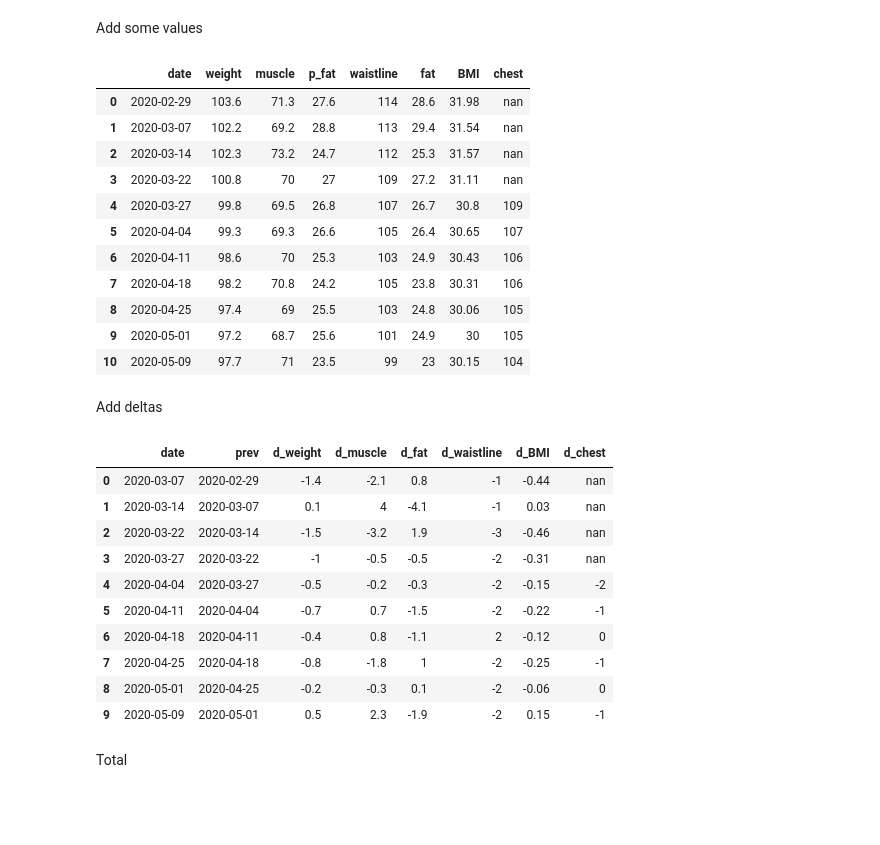
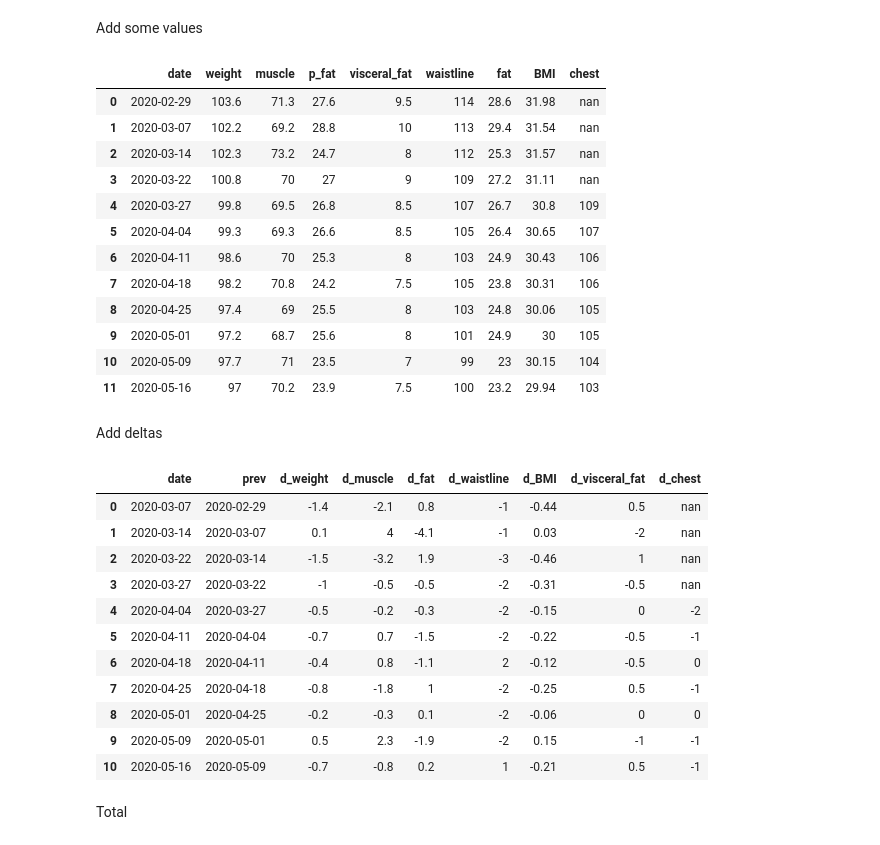
Before and after one commit to ivanross/my-notebook, a Jupyter notebook: Tanita.ipynb, the cells around one changed output. Drawn from its saved outputs; the diff is of its cells as text; code cells hidden in the pictures; blank space fills up the shorter version.

```diff
--- a/Tanita.ipynb
+++ b/Tanita.ipynb
@@ -11,17 +11,18 @@ replace = lambda targ, newval: lambda arr: [newval if d == targ else d for d in
 # %%
 height = 1.80
 data = [
-    {"date": "2020-02-29", "weight": 103.6, "muscle": 71.3, "p_fat": 27.6, "waistline": 114 },
-    {"date": "2020-03-07", "weight": 102.2, "muscle": 69.2, "p_fat": 28.8, "waistline": 113 },
-    {"date": "2020-03-14", "weight": 102.3, "muscle": 73.2, "p_fat": 24.7, "waistline": 112 },
-    {"date": "2020-03-22", "weight": 100.8, "muscle": 70.0, "p_fat": 27.0, "waistline": 109 },
-    {"date": "2020-03-27", "weight":  99.8, "muscle": 69.5, "p_fat": 26.8, "waistline": 107, "chest": 109 },
-    {"date": "2020-04-04", "weight":  99.3, "muscle": 69.3, "p_fat": 26.6, "waistline": 105, "chest": 107 },
-    {"date": "2020-04-11", "weight":  98.6, "muscle": 70.0, "p_fat": 25.3, "waistline": 103, "chest": 106 },
-    {"date": "2020-04-18", "weight":  98.2, "muscle": 70.8, "p_fat": 24.2, "waistline": 105, "chest": 106 },
-    {"date": "2020-04-25", "weight":  97.4, "muscle": 69.0, "p_fat": 25.5, "waistline": 103, "chest": 105 },
-    {"date": "2020-05-01", "weight":  97.2, "muscle": 68.7, "p_fat": 25.6, "waistline": 101, "chest": 105 },
-    {"date": "2020-05-09", "weight":  97.7, "muscle": 71.0, "p_fat": 23.5, "waistline":  99, "chest": 104 },
+    {"date": "2020-02-29", "weight": 103.6, "muscle": 71.3, "p_fat": 27.6, "visceral_fat": 9.5, "waistline": 114 },
+    {"date": "2020-03-07", "weight": 102.2, "muscle": 69.2, "p_fat": 28.8, "visceral_fat": 10 , "waistline": 113 },
+    {"date": "2020-03-14", "weight": 102.3, "muscle": 73.2, "p_fat": 24.7, "visceral_fat": 8  , "waistline": 112 },
+    {"date": "2020-03-22", "weight": 100.8, "muscle": 70.0, "p_fat": 27.0, "visceral_fat": 9  , "waistline": 109 },
+    {"date": "2020-03-27", "weight":  99.8, "muscle": 69.5, "p_fat": 26.8, "visceral_fat": 8.5, "waistline": 107, "chest": 109 },
+    {"date": "2020-04-04", "weight":  99.3, "muscle": 69.3, "p_fat": 26.6, "visceral_fat": 8.5, "waistline": 105, "chest": 107 },
+    {"date": "2020-04-11", "weight":  98.6, "muscle": 70.0, "p_fat": 25.3, "visceral_fat": 8  , "waistline": 103, "chest": 106 },
+    {"date": "2020-04-18", "weight":  98.2, "muscle": 70.8, "p_fat": 24.2, "visceral_fat": 7.5, "waistline": 105, "chest": 106 },
+    {"date": "2020-04-25", "weight":  97.4, "muscle": 69.0, "p_fat": 25.5, "visceral_fat": 8  , "waistline": 103, "chest": 105 },
+    {"date": "2020-05-01", "weight":  97.2, "muscle": 68.7, "p_fat": 25.6, "visceral_fat": 8  , "waistline": 101, "chest": 105 },
+    {"date": "2020-05-09", "weight":  97.7, "muscle": 71.0, "p_fat": 23.5, "visceral_fat": 7  , "waistline":  99, "chest": 104 },
+    {"date": "2020-05-16", "weight":  97.0, "muscle": 70.2, "p_fat": 23.9, "visceral_fat": 7.5, "waistline": 100, "chest": 103 },
 ]
 # %% [markdown]
 ## Some computations
@@ -35,50 +36,52 @@ for d in data:
 
 table(data)
 # %% [output]
-|  | date | weight | muscle | p_fat | waistline | fat | BMI | chest |
-| 0 | 2020-02-29 | 103.6 | 71.3 | 27.6 | 114 | 28.6 | 31.98 | nan |
-| 1 | 2020-03-07 | 102.2 | 69.2 | 28.8 | 113 | 29.4 | 31.54 | nan |
-| 2 | 2020-03-14 | 102.3 | 73.2 | 24.7 | 112 | 25.3 | 31.57 | nan |
-| 3 | 2020-03-22 | 100.8 | 70 | 27 | 109 | 27.2 | 31.11 | nan |
-| 4 | 2020-03-27 | 99.8 | 69.5 | 26.8 | 107 | 26.7 | 30.8 | 109 |
-| 5 | 2020-04-04 | 99.3 | 69.3 | 26.6 | 105 | 26.4 | 30.65 | 107 |
-| 6 | 2020-04-11 | 98.6 | 70 | 25.3 | 103 | 24.9 | 30.43 | 106 |
-| 7 | 2020-04-18 | 98.2 | 70.8 | 24.2 | 105 | 23.8 | 30.31 | 106 |
-| 8 | 2020-04-25 | 97.4 | 69 | 25.5 | 103 | 24.8 | 30.06 | 105 |
-| 9 | 2020-05-01 | 97.2 | 68.7 | 25.6 | 101 | 24.9 | 30 | 105 |
-| 10 | 2020-05-09 | 97.7 | 71 | 23.5 | 99 | 23 | 30.15 | 104 |
+|  | date | weight | muscle | p_fat | visceral_fat | waistline | fat | BMI | chest |
+| 0 | 2020-02-29 | 103.6 | 71.3 | 27.6 | 9.5 | 114 | 28.6 | 31.98 | nan |
+| 1 | 2020-03-07 | 102.2 | 69.2 | 28.8 | 10 | 113 | 29.4 | 31.54 | nan |
+| 2 | 2020-03-14 | 102.3 | 73.2 | 24.7 | 8 | 112 | 25.3 | 31.57 | nan |
+| 3 | 2020-03-22 | 100.8 | 70 | 27 | 9 | 109 | 27.2 | 31.11 | nan |
+| 4 | 2020-03-27 | 99.8 | 69.5 | 26.8 | 8.5 | 107 | 26.7 | 30.8 | 109 |
+| 5 | 2020-04-04 | 99.3 | 69.3 | 26.6 | 8.5 | 105 | 26.4 | 30.65 | 107 |
+| 6 | 2020-04-11 | 98.6 | 70 | 25.3 | 8 | 103 | 24.9 | 30.43 | 106 |
+| 7 | 2020-04-18 | 98.2 | 70.8 | 24.2 | 7.5 | 105 | 23.8 | 30.31 | 106 |
+| 8 | 2020-04-25 | 97.4 | 69 | 25.5 | 8 | 103 | 24.8 | 30.06 | 105 |
+| 9 | 2020-05-01 | 97.2 | 68.7 | 25.6 | 8 | 101 | 24.9 | 30 | 105 |
+| 10 | 2020-05-09 | 97.7 | 71 | 23.5 | 7 | 99 | 23 | 30.15 | 104 |
+| 11 | 2020-05-16 | 97 | 70.2 | 23.9 | 7.5 | 100 | 23.2 | 29.94 | 103 |
 # %% [markdown]
 Add deltas
 # %%
 def computeDeltas(_data):
     _deltas = []
     for (prev,curr) in pairwise(_data):
         dd = {
             "date": curr["date"],
             "prev": prev["date"]
         }
 
-        for k in ["weight", "muscle", "fat", "waistline","BMI", "chest"]:
+        for k in ["weight", "muscle", "fat", "waistline","BMI", "chest", "visceral_fat"]:
             if k in curr.keys() and k in prev.keys():
                 dd["d_"+k] = round(curr[k] - prev[k],2)
 
         _deltas.append(dd)
     return _deltas
 
 deltas = computeDeltas(data)
 pd.DataFrame(deltas).style
 # %% [output]
-|  | date | prev | d_weight | d_muscle | d_fat | d_waistline | d_BMI | d_chest |
-| 0 | 2020-03-07 | 2020-02-29 | -1.4 | -2.1 | 0.8 | -1 | -0.44 | nan |
-| 1 | 2020-03-14 | 2020-03-07 | 0.1 | 4 | -4.1 | -1 | 0.03 | nan |
-| 2 | 2020-03-22 | 2020-03-14 | -1.5 | -3.2 | 1.9 | -3 | -0.46 | nan |
-| 3 | 2020-03-27 | 2020-03-22 | -1 | -0.5 | -0.5 | -2 | -0.31 | nan |
-| 4 | 2020-04-04 | 2020-03-27 | -0.5 | -0.2 | -0.3 | -2 | -0.15 | -2 |
-| 5 | 2020-04-11 | 2020-04-04 | -0.7 | 0.7 | -1.5 | -2 | -0.22 | -1 |
-| 6 | 2020-04-18 | 2020-04-11 | -0.4 | 0.8 | -1.1 | 2 | -0.12 | 0 |
-| 7 | 2020-04-25 | 2020-04-18 | -0.8 | -1.8 | 1 | -2 | -0.25 | -1 |
-| 8 | 2020-05-01 | 2020-04-25 | -0.2 | -0.3 | 0.1 | -2 | -0.06 | 0 |
-| 9 | 2020-05-09 | 2020-05-01 | 0.5 | 2.3 | -1.9 | -2 | 0.15 | -1 |
+|  | date | prev | d_weight | d_muscle | d_fat | d_waistline | d_BMI | d_visceral_fat | d_chest |
+| 0 | 2020-03-07 | 2020-02-29 | -1.4 | -2.1 | 0.8 | -1 | -0.44 | 0.5 | nan |
+| 1 | 2020-03-14 | 2020-03-07 | 0.1 | 4 | -4.1 | -1 | 0.03 | -2 | nan |
+| 2 | 2020-03-22 | 2020-03-14 | -1.5 | -3.2 | 1.9 | -3 | -0.46 | 1 | nan |
+| 3 | 2020-03-27 | 2020-03-22 | -1 | -0.5 | -0.5 | -2 | -0.31 | -0.5 | nan |
+| 4 | 2020-04-04 | 2020-03-27 | -0.5 | -0.2 | -0.3 | -2 | -0.15 | 0 | -2 |
+| 5 | 2020-04-11 | 2020-04-04 | -0.7 | 0.7 | -1.5 | -2 | -0.22 | -0.5 | -1 |
+| 6 | 2020-04-18 | 2020-04-11 | -0.4 | 0.8 | -1.1 | 2 | -0.12 | -0.5 | 0 |
+| 7 | 2020-04-25 | 2020-04-18 | -0.8 | -1.8 | 1 | -2 | -0.25 | 0.5 | -1 |
+| 8 | 2020-05-01 | 2020-04-25 | -0.2 | -0.3 | 0.1 | -2 | -0.06 | 0 | 0 |
+| 9 | 2020-05-09 | 2020-05-01 | 0.5 | 2.3 | -1.9 | -2 | 0.15 | -1 | -1 |
+| 10 | 2020-05-16 | 2020-05-09 | -0.7 | -0.8 | 0.2 | 1 | -0.21 | 0.5 | -1 |
 # %% [markdown]
 Total
 # %%
```
Also changed, not shown: parts of 2 cells of this notebook.
